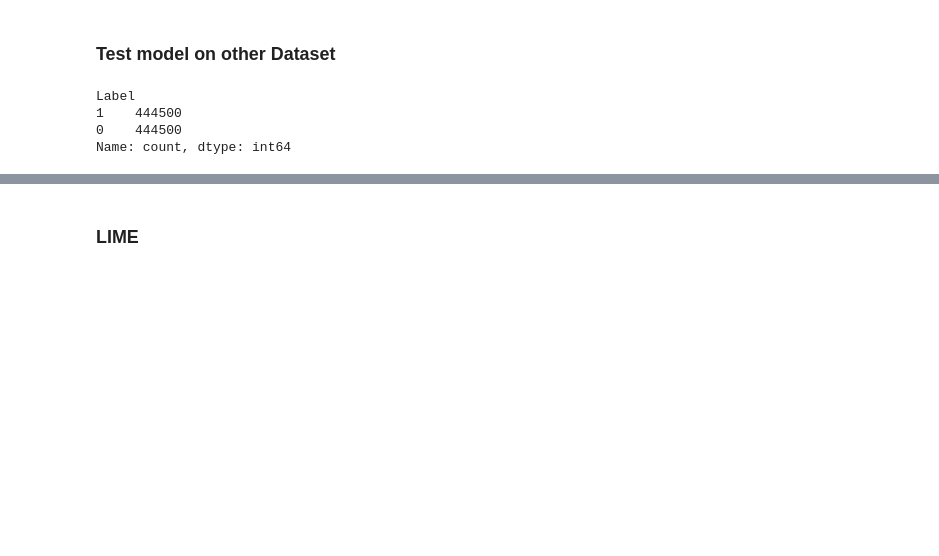
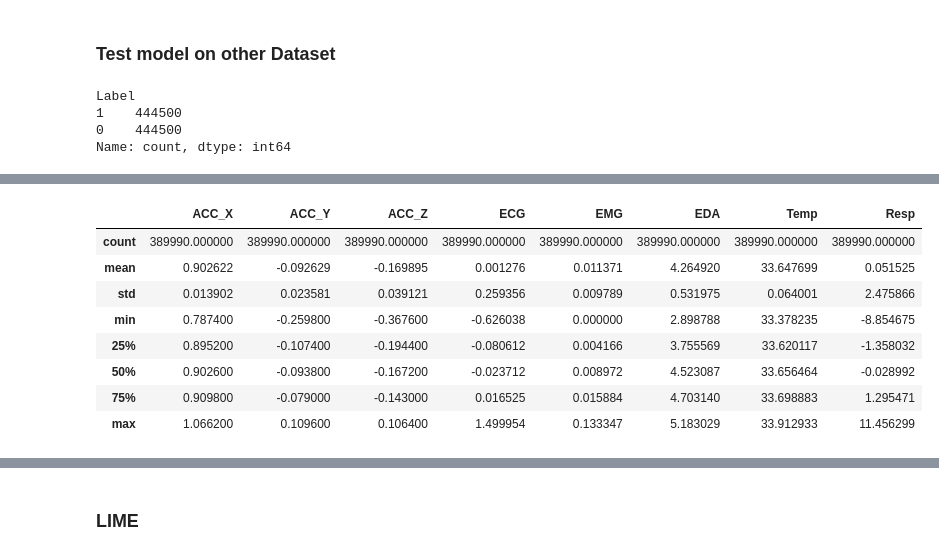
Before and after one commit to Yranshevare/XAI_For_Stress_and_Mental_Health_Prediction, a Jupyter notebook: ModelTraining/train11.ipynb, the cells around one changed output, grey strips where cells are left out. Cells and saved outputs as stored; diff of their text form; code cells hidden in the pictures; blank space fills up the shorter version.

```diff
--- a/ModelTraining/train11.ipynb
+++ b/ModelTraining/train11.ipynb
@@ -300,0 +326,13 @@ weighted avg       0.94      0.93      0.93    889000
+# %%
+correct = X_Validate[(y_validate == 1) & (y_pred == 1)]
+correct.describe()
+# %% [output]
+|  | ACC_X | ACC_Y | ACC_Z | ECG | EMG | EDA | Temp | Resp |
+| count | 389990.000000 | 389990.000000 | 389990.000000 | 389990.000000 | 389990.000000 | 389990.000000 | 389990.000000 | 389990.000000 |
+| mean | 0.902622 | -0.092629 | -0.169895 | 0.001276 | 0.011371 | 4.264920 | 33.647699 | 0.051525 |
+| std | 0.013902 | 0.023581 | 0.039121 | 0.259356 | 0.009789 | 0.531975 | 0.064001 | 2.475866 |
+| min | 0.787400 | -0.259800 | -0.367600 | -0.626038 | 0.000000 | 2.898788 | 33.378235 | -8.854675 |
+| 25% | 0.895200 | -0.107400 | -0.194400 | -0.080612 | 0.004166 | 3.755569 | 33.620117 | -1.358032 |
+| 50% | 0.902600 | -0.093800 | -0.167200 | -0.023712 | 0.008972 | 4.523087 | 33.656464 | -0.028992 |
+| 75% | 0.909800 | -0.079000 | -0.143000 | 0.016525 | 0.015884 | 4.703140 | 33.698883 | 1.295471 |
+| max | 1.066200 | 0.109600 | 0.106400 | 1.499954 | 0.133347 | 5.183029 | 33.912933 | 11.456299 |
```
Also changed, not shown: parts of 9 cells of this notebook, 1 other file.
